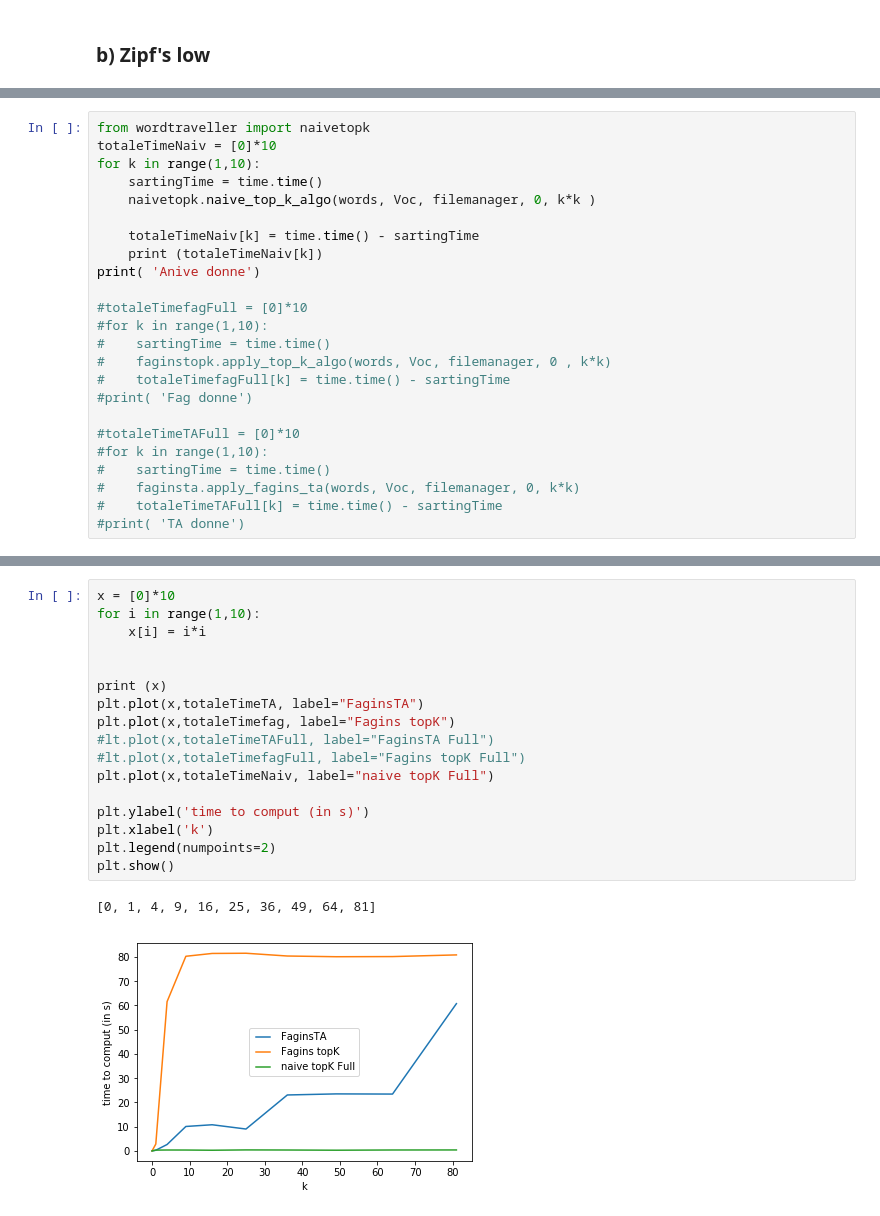
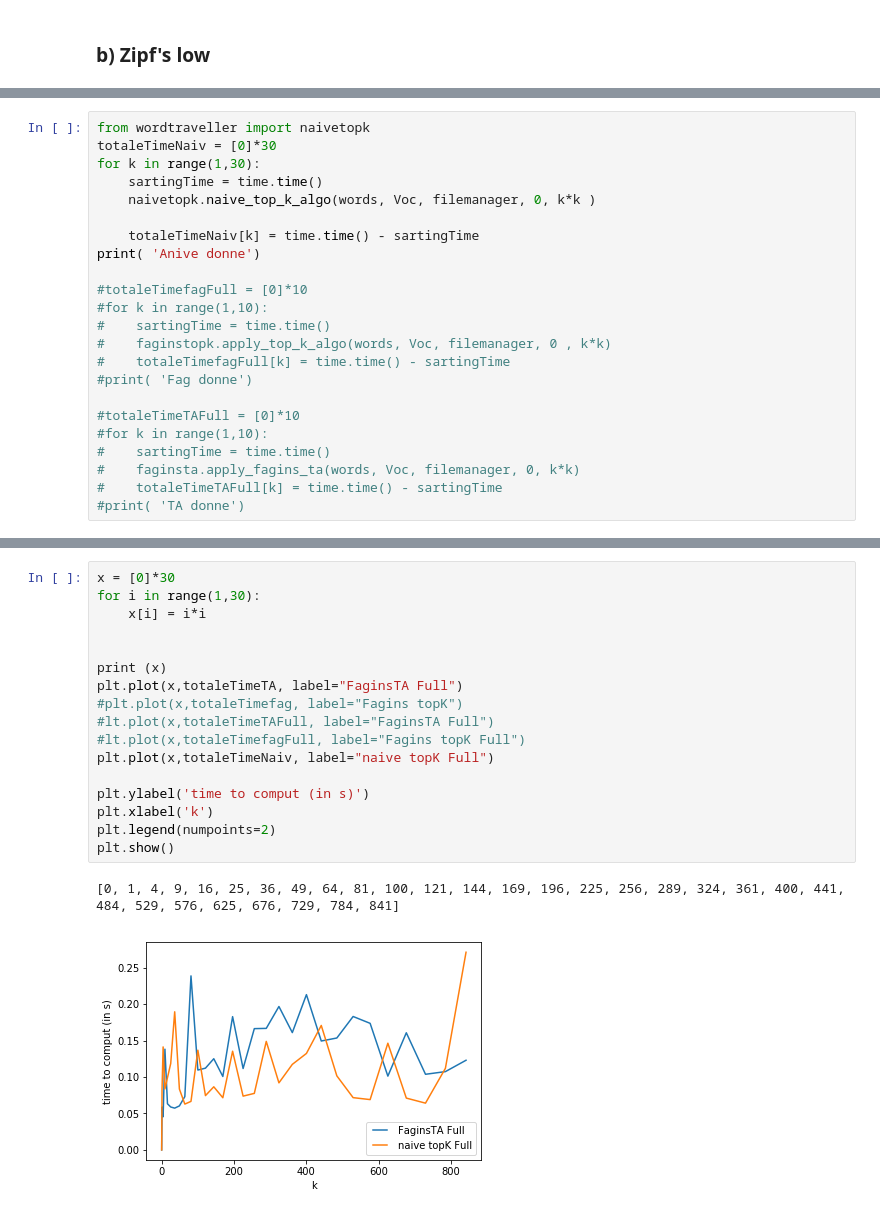
Before and after one commit to Zed314/WordTraveller, a Jupyter notebook: benchmark/BenchmarkQuery.ipynb, the cells around one changed output, grey strips where cells are left out. Drawn from its saved outputs; the diff is of its cells as text.

Commit message:
FaginsTAVF

```diff
--- a/benchmark/BenchmarkQuery.ipynb
+++ b/benchmark/BenchmarkQuery.ipynb
@@ -100,12 +121,11 @@ Fag donne
 # %%
 from wordtraveller import naivetopk
-totaleTimeNaiv = [0]*10
-for k in range(1,10):
+totaleTimeNaiv = [0]*30
+for k in range(1,30):
     sartingTime = time.time()
     naivetopk.naive_top_k_algo(words, Voc, filemanager, 0, k*k )
 
     totaleTimeNaiv[k] = time.time() - sartingTime
-    print (totaleTimeNaiv[k])
 print( 'Anive donne')
 
 #totaleTimefagFull = [0]*10
@@ -134,21 +145,21 @@ print( 'Anive donne')
 Anive donne
 # %%
-x = [0]*10
-for i in range(1,10):
+x = [0]*30
+for i in range(1,30):
     x[i] = i*i
 
 
 print (x)
-plt.plot(x,totaleTimeTA, label="FaginsTA")
-plt.plot(x,totaleTimefag, label="Fagins topK")
+plt.plot(x,totaleTimeTA, label="FaginsTA Full")
+#plt.plot(x,totaleTimefag, label="Fagins topK")
 #lt.plot(x,totaleTimeTAFull, label="FaginsTA Full")
 #lt.plot(x,totaleTimefagFull, label="Fagins topK Full")
 plt.plot(x,totaleTimeNaiv, label="naive topK Full")
 
 plt.ylabel('time to comput (in s)')
 plt.xlabel('k')
 plt.legend(numpoints=2)
 plt.show()
 # %% [output]
-[0, 1, 4, 9, 16, 25, 36, 49, 64, 81]
+[0, 1, 4, 9, 16, 25, 36, 49, 64, 81, 100, 121, 144, 169, 196, 225, 256, 289, 324, 361, 400, 441, 484, 529, 576, 625, 676, 729, 784, 841]
-[figure, old version]
+[figure, new version]
```
Also changed, not shown: parts of 13 cells of this notebook, 1 other file.
